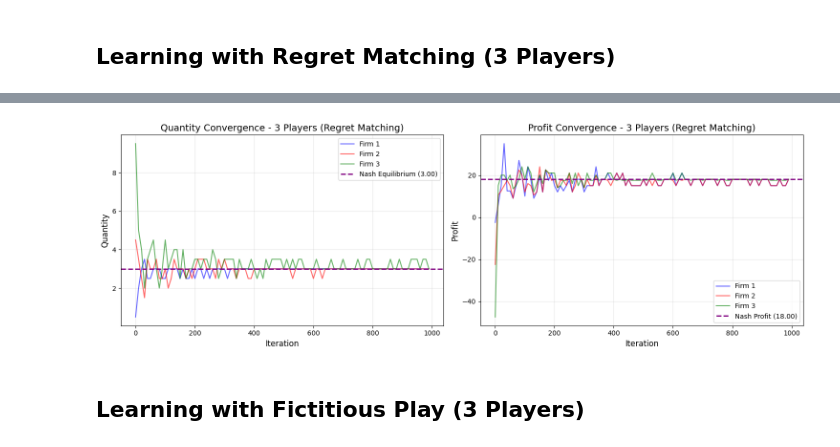
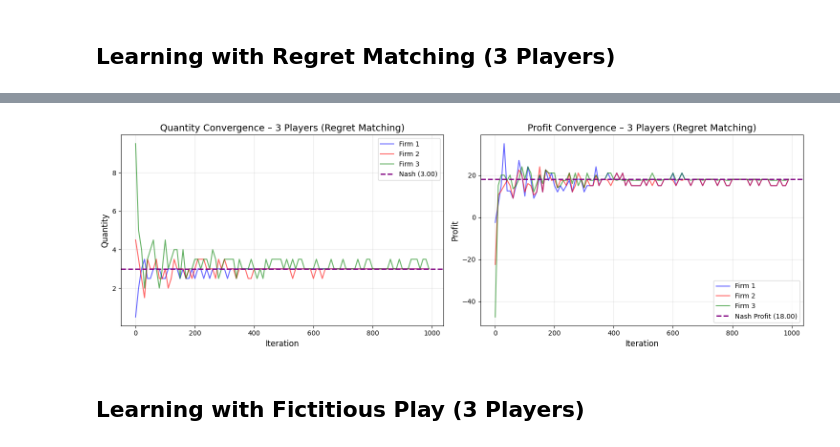
Before and after one commit to mmussio85/simultaneous-games, a Jupyter notebook: Cournot.ipynb, the cells around one changed output, grey strips where cells are left out. Cells and saved outputs as stored; diff of their text form; code cells hidden in the pictures.

```diff
--- a/Cournot.ipynb
+++ b/Cournot.ipynb
@@ -331,22 +243,9 @@ The Random Agent selects quantities uniformly at random. It does not learn and s
 g.reset()
 rand = dict(map(lambda agent: (agent, RandomAgent(game=g, agent=agent, seed=42)), g.agents))
 
-iterations_rand = 500
-sample_rate_rand = 10
-history_rand = {'q1': [], 'q2': [], 'profit1': [], 'profit2': []}
-
-for i in range(iterations_rand):
-    actions = dict(map(lambda agent: (agent, rand[agent].action()), g.agents))
-    obs, rewards, terms, truncs, infos = g.step(actions)
-
-    if i % sample_rate_rand == 0:
-        history_rand['q1'].append(g._quantities[actions[g.agents[0]]])
-        history_rand['q2'].append(g._quantities[actions[g.agents[1]]])
-        history_rand['profit1'].append(rewards[g.agents[0]])
-        history_rand['profit2'].append(rewards[g.agents[1]])
-
-avg_q = np.mean(history_rand['q1'] + history_rand['q2'])
-avg_profit = np.mean(history_rand['profit1'] + history_rand['profit2'])
+history = run_experiment(g, rand, iterations=500)
+avg_q = np.mean(history['q1'] + history['q2'])
+avg_profit = np.mean(history['profit1'] + history['profit2'])
 print(f"Random Agent (baseline):")
 print(f"  Average quantity: {avg_q:.4f} (Nash: {q_star:.4f})")
 print(f"  Average profit:   {avg_profit:.4f} (Nash: {profit_star:.4f})")
@@ -591,34 +448,7 @@ agent_2: Most probable quantity = 3.0000 (Nash: 3.0000)
 # %%
-# Plot convergence for 3 players
-fig, (ax1, ax2) = plt.subplots(1, 2, figsize=(15, 5))
-
-iterations_plot_3 = range(0, iterations_3, sample_rate_3)
-colors = ['b-', 'r-', 'g-']
-
-# Quantities over time
-for i, agent in enumerate(g3.agents):
-    ax1.plot(iterations_plot_3, history_3['q'][agent], colors[i], alpha=0.6, label=f'Firm {i+1}')
-ax1.axhline(y=q_star_3, color='purple', linestyle='--', linewidth=2, label=f'Nash Equilibrium ({q_star_3:.2f})')
-ax1.set_xlabel('Iteration', fontsize=12)
-ax1.set_ylabel('Quantity', fontsize=12)
-ax1.set_title('Quantity Convergence - 3 Players (Regret Matching)', fontsize=14)
-ax1.legend()
-ax1.grid(True, alpha=0.3)
-
-# Profits over time
-for i, agent in enumerate(g3.agents):
-    ax2.plot(iterations_plot_3, history_3['profit'][agent], colors[i], alpha=0.6, label=f'Firm {i+1}')
-ax2.axhline(y=profit_star_3, color='purple', linestyle='--', linewidth=2, label=f'Nash Profit ({profit_star_3:.2f})')
-ax2.set_xlabel('Iteration', fontsize=12)
-ax2.set_ylabel('Profit', fontsize=12)
-ax2.set_title('Profit Convergence - 3 Players (Regret Matching)', fontsize=14)
-ax2.legend()
-ax2.grid(True, alpha=0.3)
-
-plt.tight_layout()
-plt.show()
+plot_convergence_n(g3, history_3, 1000, 10, q_star_3, profit_star_3, '3 Players (Regret Matching)')
 # %% [output]
-[figure, old version]
+[figure, new version]
 # %% [markdown]
 ## Learning with Fictitious Play (3 Players)
 # %%
```
Also changed, not shown: parts of 17 cells of this notebook.
